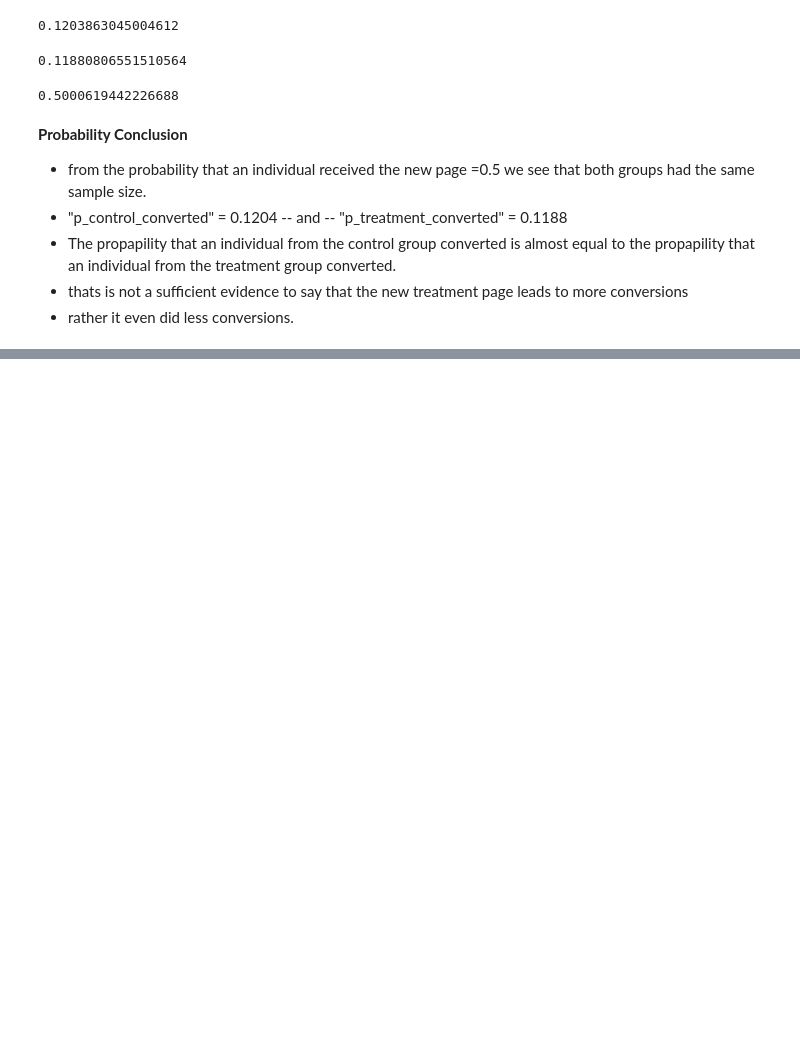
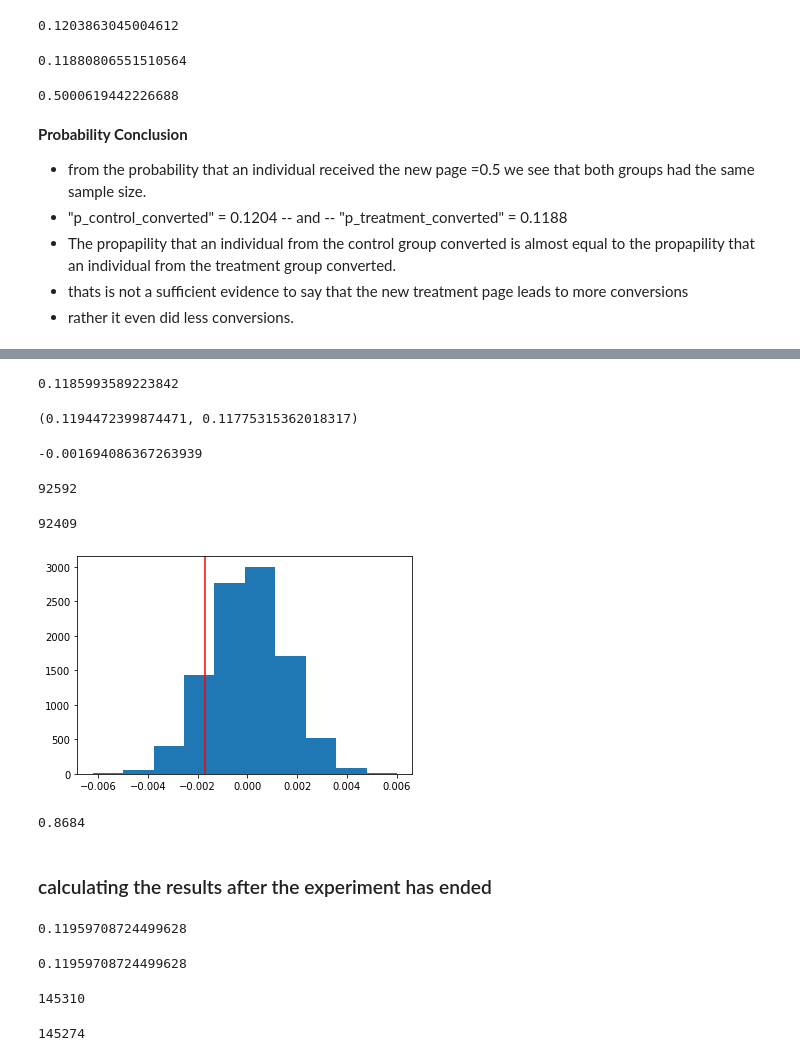
Before and after one commit to Amr-elwetaidy/Analyze_A-B_Test_Results, a Jupyter notebook: Analyze_ab_test_results_notebook.ipynb, the cells around one changed output, grey strips where cells are left out. Drawn from its saved outputs; the diff is of its cells as text; code cells hidden in the pictures; blank space fills up the shorter version.

```diff
--- a/Analyze_ab_test_results_notebook.ipynb
+++ b/Analyze_ab_test_results_notebook.ipynb
@@ -152,0 +281,80 @@ obs_diff = p_treat_converted - p_control_converted
+# %%
+# the convert rate for 𝑝_𝑛𝑒𝑤 page and 𝑝_old page under the null
+p_converted_week2 = week2_df[week2_df['converted'] == 1]['converted'].count() / week2_df['converted'].count()
+p_converted_week2
+# %% [output]
+0.1185993589223842
+# %%
+# the convert rate for 𝑝_𝑛𝑒𝑤 page and 𝑝_old page
+p_control_w2 = week2_df[(week2_df['converted'] == 1) & (week2_df['group'] == 'control')]['converted'].count() / week2_df[week2_df['group'] == 'control']['group'].count()
+p_treatment_w2 = week2_df[(week2_df['converted'] == 1) & (week2_df['group'] == 'treatment')]['converted'].count() / week2_df[week2_df['group'] == 'treatment']['group'].count()
+p_control_w2, p_treatment_w2
+# %% [output]
+(0.1194472399874471, 0.11775315362018317)
+# %%
+# calculating the actual difference observed in the two week dataset
+obs_diff_week2 = p_treatment_w2 - p_control_w2
+obs_diff_week2
+# %% [output]
+-0.001694086367263939
+# %%
+# the number of individuals in the treatment group
+𝑛_𝑛𝑒𝑤_w2 = week2_df[week2_df['group'] == 'treatment'].shape[0]
+n_new_w2
+# %% [output]
+92592
+# %%
+# the number of individuals in the control group
+n_old_w2 = week2_df[week2_df['group'] == 'control'].shape[0]
+n_old_w2
+# %% [output]
+92409
+# %%
+# Simulate 10,000 𝑛_𝑛𝑒𝑤 and 𝑛_old transactions with a convert rate of 𝑝_𝑛𝑒𝑤 and 𝑝_old under the null
+p_diffs_week2 = []
+for _ in range(10000):
+    new_page_converted_w2 = np.random.choice([1, 0], size=n_new_w2, p=[p_converted_week2, 1-p_converted_week2])
+    old_page_converted_w2 = np.random.choice([1, 0], size=n_old_w2, p=[p_converted_week2, 1-p_converted_week2])
+    p_new_w2 = new_page_converted_w2.mean()
+    p_old_w2 = old_page_converted_w2.mean()
+    p_diffs_week2.append(p_new_w2 - p_old_w2)
+
+p_diffs_week2 = np.array(p_diffs_week2)
+# %%
+# Plotting a histogram of the p_diffs
+plt.hist(p_diffs_week2);
+plt.axvline(obs_diff_week2, c='red');
+# %% [output]
+[figure, added]
+# %%
+# calculating the P_value
+# (the proportion of the p_diffs that are greater than the actual difference observed in the dateset)
+(p_diffs_week2 > obs_diff_week2).mean()
+# %% [output]
+0.8684
+# %% [markdown]
+### calculating the results after the experiment has ended
+# %%
+# the convert rate for 𝑝_𝑛𝑒𝑤 page under the null
+p_new = df2[df2['converted'] == 1]['converted'].count() / df2['converted'].count()
+p_new
+# %% [output]
+0.11959708724499628
+# %%
+# the convert rate for 𝑝_old page under the null
+p_old = df2[df2['converted'] == 1]['converted'].count() / df2['converted'].count()
+p_old
+# %% [output]
+0.11959708724499628
+# %%
+# the number of individuals in the treatment group
+𝑛_𝑛𝑒𝑤 = df2[df2['group'] == 'treatment'].shape[0]
+n_new
+# %% [output]
+145310
+# %%
+# the number of individuals in the control group
+n_old = df2[df2['group'] == 'control'].shape[0]
+n_old
+# %% [output]
+145274
```
Also changed, not shown: parts of 39 cells of this notebook.
